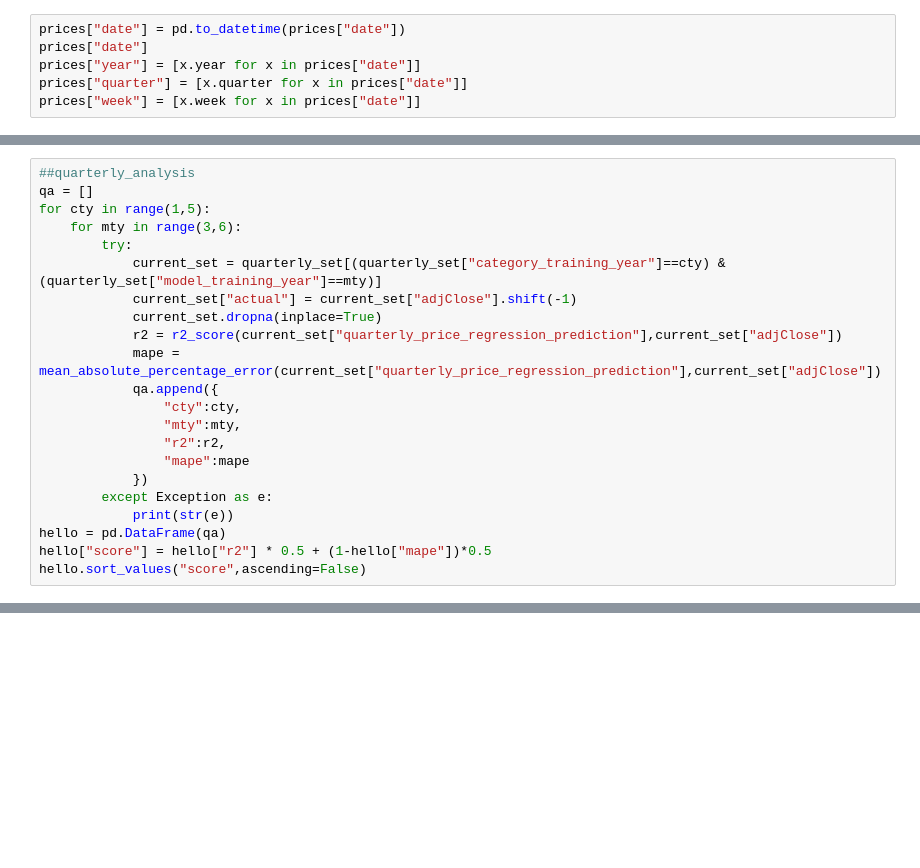
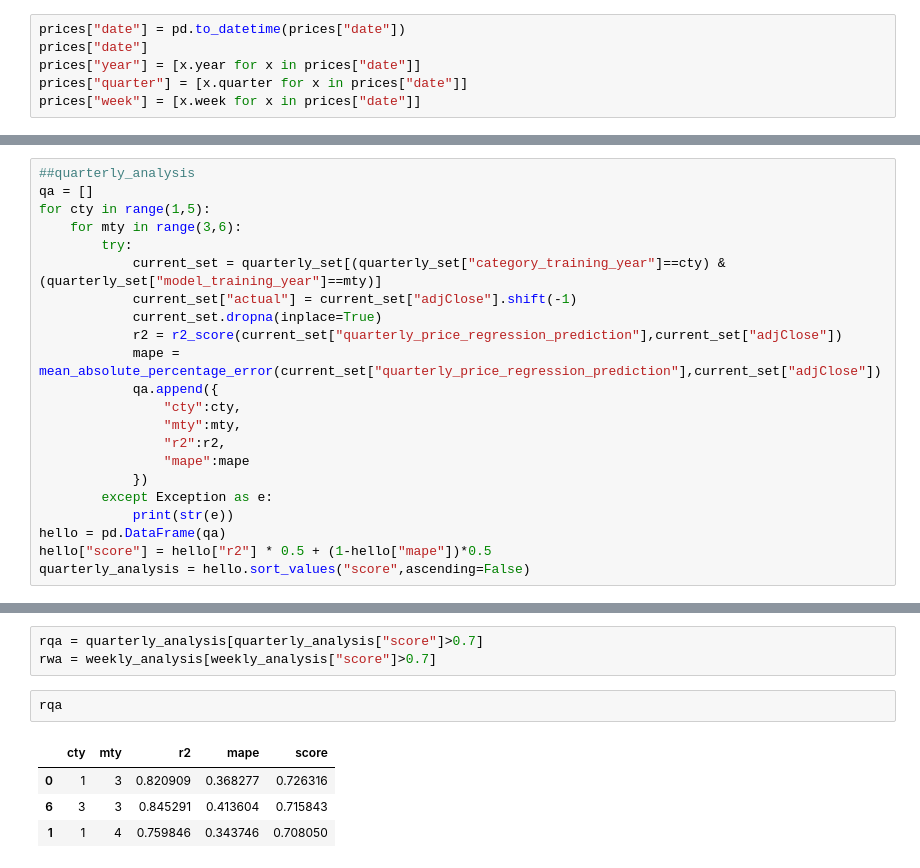
Before and after one commit to chung-ejy/longshot, a Jupyter notebook: high_level_model.ipynb, the cells around one changed output, grey strips where cells are left out. Saved outputs shown, nothing was run; the diff lists cells and outputs as text; blank space fills up the shorter version.

```diff
--- a/high_level_model.ipynb
+++ b/high_level_model.ipynb
@@ -65,7 +52,7 @@ for cty in range(1,5):
             print(str(e))
 hello = pd.DataFrame(qa)
 hello["score"] = hello["r2"] * 0.5 + (1-hello["mape"])*0.5
-hello.sort_values("score",ascending=False)
+quarterly_analysis = hello.sort_values("score",ascending=False)
 # %%
 ##quarterly_analysis
 qa = []
@@ -147,0 +81,10 @@ hello.sort_values("score",ascending=False)
+# %%
+rqa = quarterly_analysis[quarterly_analysis["score"]>0.7]
+rwa = weekly_analysis[weekly_analysis["score"]>0.7]
+# %%
+rqa
+# %% [output]
+|  | cty | mty | r2 | mape | score |
+| 0 | 1 | 3 | 0.820909 | 0.368277 | 0.726316 |
+| 6 | 3 | 3 | 0.845291 | 0.413604 | 0.715843 |
+| 1 | 1 | 4 | 0.759846 | 0.343746 | 0.708050 |
```
Also changed, not shown: parts of 8 cells of this notebook, 18 other files.
